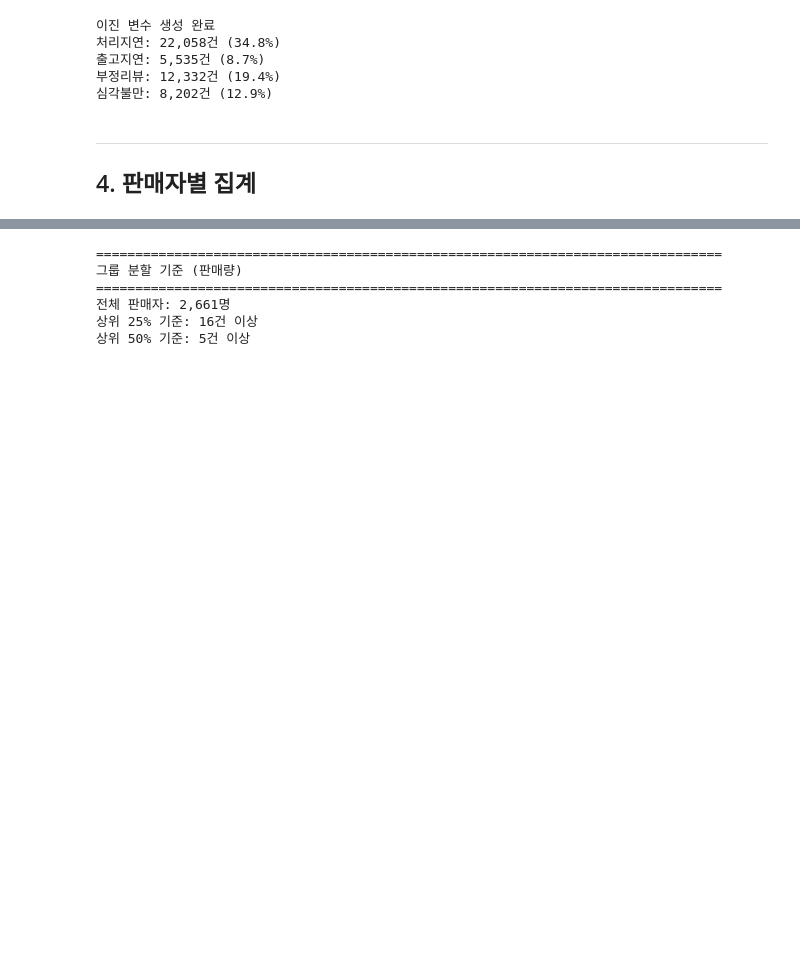
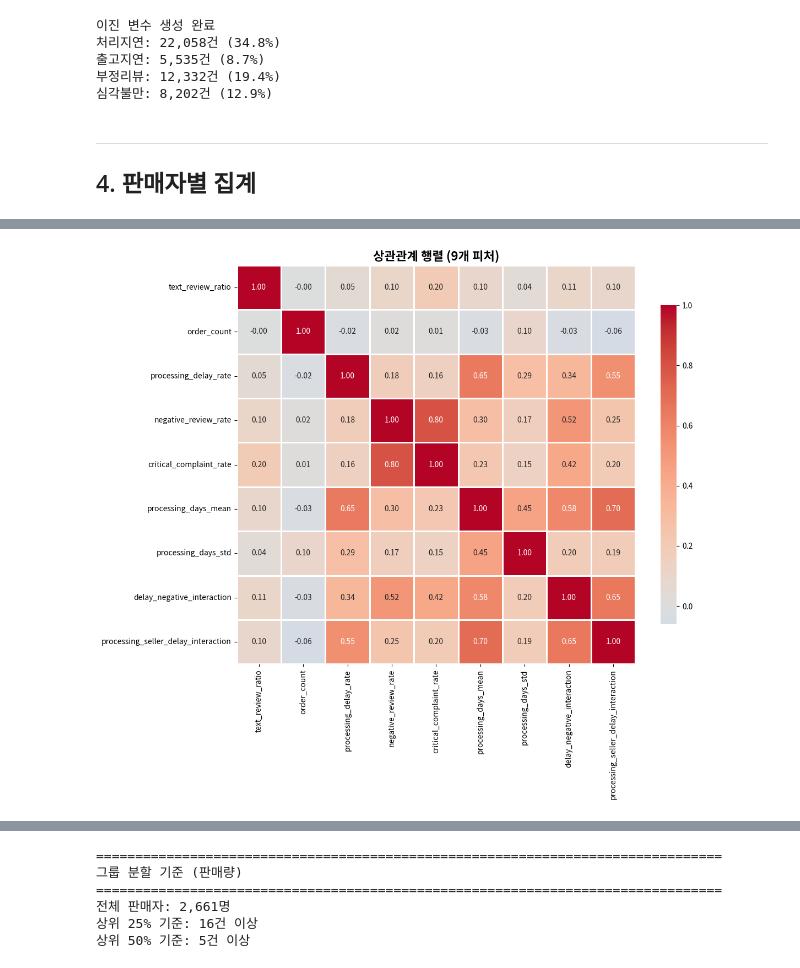
Before and after one commit to YuSeok-Kwon/Olist-Predictive-Modeling, a Jupyter notebook: kys/Result/kys_ML_Hybrid.ipynb, the cells around one changed output, grey strips where cells are left out. Drawn from its saved outputs; the diff is of its cells as text; code cells hidden in the pictures; blank space fills up the shorter version.

```diff
--- a/kys/Result/kys_ML_Hybrid.ipynb
+++ b/kys/Result/kys_ML_Hybrid.ipynb
@@ -216,0 +209,25 @@ print("                 total_risk_score, avg_delay_rate")
+# %%
+# 9개 피처 상관관계 히트맵
+correlation_features = [
+    # khj (2개)
+    'text_review_ratio', 'order_count',
+    # kys 기본 (5개)
+    'processing_delay_rate', 'negative_review_rate',
+    'critical_complaint_rate', 'processing_days_mean', 'processing_days_std',
+    # 상호작용 (2개)
+    'delay_negative_interaction', 'processing_seller_delay_interaction'
+]
+
+# 상관관계 계산
+corr_matrix = seller_stats[correlation_features].corr()
+# %%
+# 히트맵 시각화
+plt.figure(figsize=(12, 10))
+sns.heatmap(corr_matrix, annot=True, fmt='.2f', cmap='coolwarm',
+            center=0, square=True, linewidths=1,
+            cbar_kws={"shrink": 0.8})
+plt.title('상관관계 행렬 (9개 피처)', fontsize=16, fontweight='bold')
+plt.tight_layout()
+plt.show()
+# %% [output]
+[figure, added]
```
Also changed, not shown: parts of 19 cells of this notebook.
